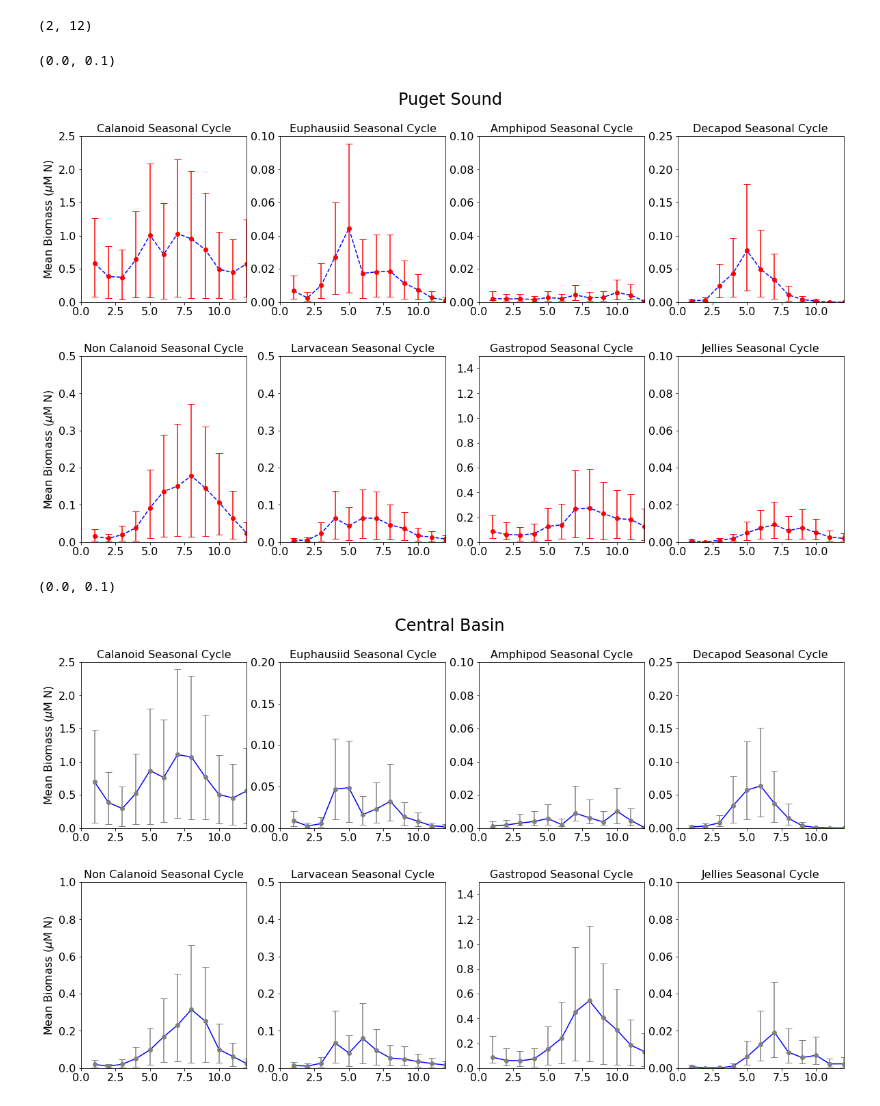
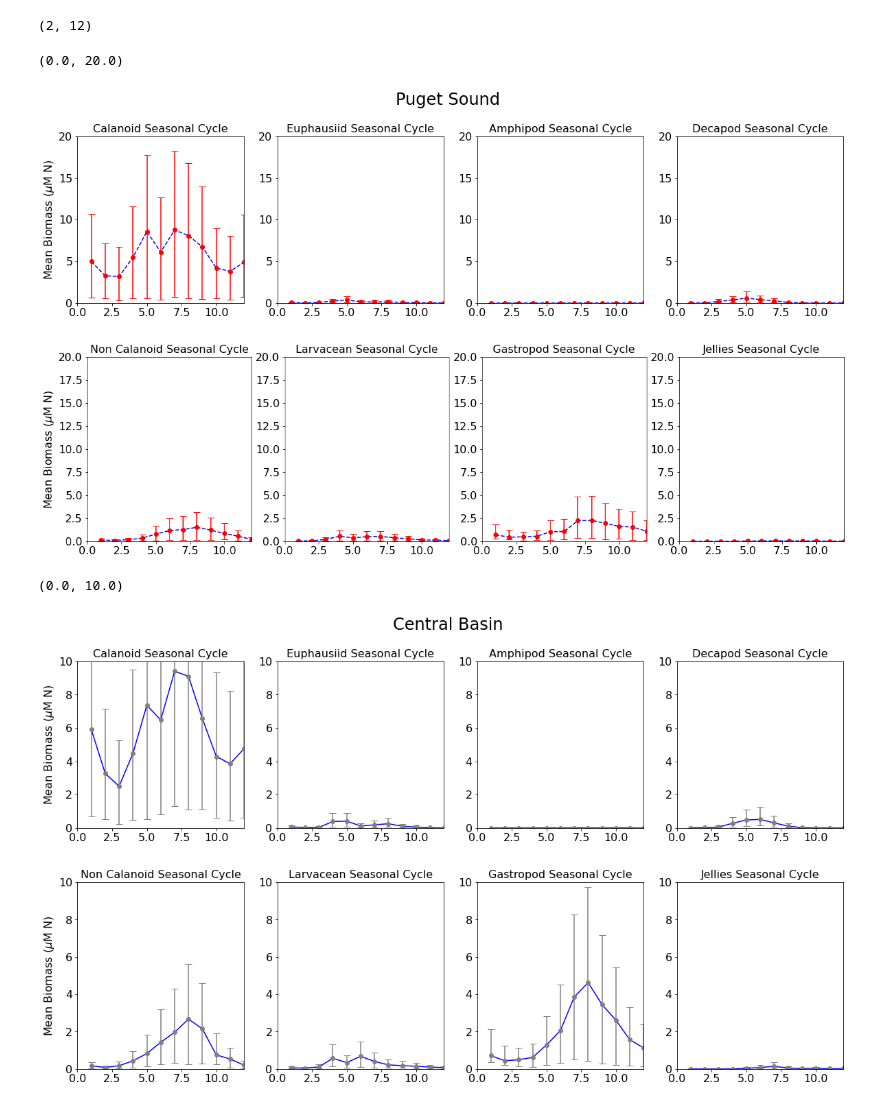
Before and after one commit to SalishSeaCast/analysis-karyn, a Jupyter notebook: notebooks/plotExamples/PugetSoundZoop.ipynb, the cells around one changed output. Drawn from its saved outputs; the diff is of its cells as text; code cells hidden in the pictures.

```diff
--- a/notebooks/plotExamples/PugetSoundZoop.ipynb
+++ b/notebooks/plotExamples/PugetSoundZoop.ipynb
@@ -462,13 +453,13 @@ biomassDF['Total']=(biomassDF['Amphipoda-Hyperiidea']+biomassDF['Amphipoda-Cypho
                     biomassDF['Decapoda-Brachyura-Cancridae']+biomassDF['Decapoda-Brachyura-Pinnotheridae']+biomassDF['Decapoda-Anomura-Paguridae']+biomassDF['Decapoda-Brachyura-Grapsoidea']+biomassDF['Decapoda-Anomura-Galatheoidea']+biomassDF['Decapoda-Brachyura-Majoidea']+biomassDF['Decapoda-Brachyura-Xanthoidea']+biomassDF['Decapoda-Anomura-Lithoidea']+biomassDF['Decapoda-Brachyura']+biomassDF['Decapoda-Brachyura-cheiragonidae']+biomassDF['Decapoda-Anomura-Porcellanidae']+biomassDF['Decapoda-Anomura']+ \
                     biomassDF['Euphausiidae']+biomassDF['Euphausiidae-EUPHAUSIA-Nauplii']+biomassDF['Euphausiidae-Nauplii']+biomassDF['Euphausiidae-THYSANOESSA-Nauplii']+biomassDF['Euphausiidae-EUPHAUSIA-Adult']+biomassDF['Euphausiidae-THYSANOESSA-Adult']+biomassDF['Euphausiidae-NEMATOSCELIS-Adult']+biomassDF['Euphausiidae-EUPHAUSIA-Calyptopes']+biomassDF['Euphausiidae-THYSANOESSA-Calyptopes']+biomassDF['Euphausiidae-Calyptopes']+biomassDF['Euphausiidae-EUPHAUSIA-Furcillia']+biomassDF['Euphausiidae-THYSANOESSA-Furcillia']+biomassDF['Euphausiidae-Furcillia']+\
                     biomassDF['Copepoda-Calanoida']+biomassDF['Copepoda-Poecilostomatoida']+biomassDF['Gastropoda']+biomassDF['Chordata-Larvacea']+\
-                    biomassDF['Cnidaria-Scyphozoa']+biomassDF['Cnidaria-Siphonophore-Calycophoran']+biomassDF['Cnidaria-Siphonophore-Physonect']+biomassDF['Cnidaria-Siphonophore'])/8.5
+                    biomassDF['Cnidaria-Scyphozoa']+biomassDF['Cnidaria-Siphonophore-Calycophoran']+biomassDF['Cnidaria-Siphonophore-Physonect']+biomassDF['Cnidaria-Siphonophore'])
 # %%
 biomassDF['TotalCalRemoved']=(biomassDF['Amphipoda-Hyperiidea']+biomassDF['Amphipoda-Cyphocarididae']+biomassDF['Amphipoda-Calliopiidae']+biomassDF['Amphipoda-Gammaridae']+biomassDF['Amphipoda']+biomassDF['Amphipoda-Corophiidae']+biomassDF['Amphipoda-Caprellidae']+ \
                     biomassDF['Decapoda-Brachyura-Cancridae']+biomassDF['Decapoda-Brachyura-Pinnotheridae']+biomassDF['Decapoda-Anomura-Paguridae']+biomassDF['Decapoda-Brachyura-Grapsoidea']+biomassDF['Decapoda-Anomura-Galatheoidea']+biomassDF['Decapoda-Brachyura-Majoidea']+biomassDF['Decapoda-Brachyura-Xanthoidea']+biomassDF['Decapoda-Anomura-Lithoidea']+biomassDF['Decapoda-Brachyura']+biomassDF['Decapoda-Brachyura-cheiragonidae']+biomassDF['Decapoda-Anomura-Porcellanidae']+biomassDF['Decapoda-Anomura']+ \
                     biomassDF['Euphausiidae']+biomassDF['Euphausiidae-EUPHAUSIA-Nauplii']+biomassDF['Euphausiidae-Nauplii']+biomassDF['Euphausiidae-THYSANOESSA-Nauplii']+biomassDF['Euphausiidae-EUPHAUSIA-Adult']+biomassDF['Euphausiidae-THYSANOESSA-Adult']+biomassDF['Euphausiidae-NEMATOSCELIS-Adult']+biomassDF['Euphausiidae-EUPHAUSIA-Calyptopes']+biomassDF['Euphausiidae-THYSANOESSA-Calyptopes']+biomassDF['Euphausiidae-Calyptopes']+biomassDF['Euphausiidae-EUPHAUSIA-Furcillia']+biomassDF['Euphausiidae-THYSANOESSA-Furcillia']+biomassDF['Euphausiidae-Furcillia']+\
                     +biomassDF['Copepoda-Poecilostomatoida']+biomassDF['Gastropoda']+biomassDF['Chordata-Larvacea']+\
-                    biomassDF['Cnidaria-Scyphozoa']+biomassDF['Cnidaria-Siphonophore-Calycophoran']+biomassDF['Cnidaria-Siphonophore-Physonect']+biomassDF['Cnidaria-Siphonophore'])/8.5
+                    biomassDF['Cnidaria-Scyphozoa']+biomassDF['Cnidaria-Siphonophore-Calycophoran']+biomassDF['Cnidaria-Siphonophore-Physonect']+biomassDF['Cnidaria-Siphonophore'])
 # %%
 #+biomassDF['Copepoda-Cyclopoida']+biomassDF['Copepoda-Monstrilloida']+biomassDF['Copepoda-Harpacticoida']+biomassDF['Copepoda-Siphonostomatoida']
 # %%
@@ -685,8 +676,8 @@ data['L10Tunicates']=logt(data['Tunicates'])
 data['L10Total']=logt(data['Total'])
 data['L10TotalCalRemoved']=logt(data['TotalCalRemoved'])
 
-data['L10mod_microzooplankton']=logt(data['mod_microzooplankton'])
-data['L10mod_mesozooplankton']=logt(data['mod_mesozooplankton'])
+data['L10mod_microzooplankton']=logt(data['mod_microzooplankton']*5.7*14)
+data['L10mod_mesozooplankton']=logt(data['mod_mesozooplankton']*5.7*14)
 # %%
 ##L10 for mid-level groups adults only
 # %% [raw]
@@ -871,50 +862,50 @@ ax[0].set_xlim(0,12)
 ax[1].set_xlim(0,12)
 ax[2].set_xlim(0,12)
 ax[3].set_xlim(0,12)
-ax[0].set_ylim(0,2.5)
-ax[1].set_ylim(0,0.1)
-ax[2].set_ylim(0,0.1)
-ax[3].set_ylim(0,.25)
+ax[0].set_ylim(0,20)
+ax[1].set_ylim(0,20)
+ax[2].set_ylim(0,20)
+ax[3].set_ylim(0,20)
 
 fig,ax=plt.subplots(1,4,figsize=(20,5))
 ax[0].errorbar(monthlymean.index,logt_inv(monthlymean['L10NonCalanoids']),
                yerr=logt_inv(np.array([monthlymean['L10NonCalanoids']-monthlysem['L10NonCalanoids'],
                  monthlymean['L10NonCalanoids']+monthlysem['L10NonCalanoids']])),
                fmt='ro',capsize=5)
 ax[0].plot(logt_inv(monthlymean['L10NonCalanoids']),'b--')
 ax[1].errorbar(monthlymean.index,logt_inv(monthlymean['L10Larvaceans']),
                yerr=logt_inv(np.array([monthlymean['L10Larvaceans']-monthlysem['L10Larvaceans'],
                  monthlymean['L10Larvaceans']+monthlysem['L10Larvaceans']])),
                fmt='ro',capsize=5)
 ax[1].plot(logt_inv(monthlymean['L10Larvaceans']),'b--')
 ax[2].errorbar(monthlymean.index,logt_inv(monthlymean['L10Gastropods']),
                yerr=logt_inv(np.array([monthlymean['L10Gastropods']-monthlysem['L10Gastropods'],
                  monthlymean['L10Gastropods']+monthlysem['L10Gastropods']])),
                fmt='ro',capsize=5)
 ax[2].plot(logt_inv(monthlymean['L10Gastropods']),'b--')
 ax[3].errorbar(monthlymean.index,logt_inv(monthlymean['L10Jellies']),
                yerr=logt_inv(np.array([monthlymean['L10Jellies']-monthlysem['L10Jellies'],
                  monthlymean['L10Jellies']+monthlysem['L10Jellies']])),
                fmt='ro',capsize=5)
 ax[3].plot(logt_inv(monthlymean['L10Jellies']),'b--')
 
 ax[0].set_title('Non Calanoid Seasonal Cycle')
 ax[1].set_title('Larvacean Seasonal Cycle')
 ax[2].set_title('Gastropod Seasonal Cycle')
 ax[3].set_title('Jellies Seasonal Cycle')
 ax[0].set_ylabel('Mean Biomass ($\mu$M N)')
 ax[0].set_xlim(0,12)
 ax[1].set_xlim(0,12)
 ax[2].set_xlim(0,12)
 ax[3].set_xlim(0,12)
-ax[0].set_ylim(0,.5)
-ax[1].set_ylim(0,.5)
-ax[2].set_ylim(0,1.5)
-ax[3].set_ylim(0,.1)
+ax[0].set_ylim(0,20)
+ax[1].set_ylim(0,20)
+ax[2].set_ylim(0,20)
+ax[3].set_ylim(0,20)
 # %% [output]
-(0.0, 0.1)
+(0.0, 20.0)
-[figure, old version]
+[figure, new version]
-[figure, old version]
+[figure, new version]
 # %%
 fig,ax=plt.subplots(1,4,figsize=(20,5))
 fig.suptitle('Central Basin', fontsize=24)
@@ -948,10 +939,10 @@ ax[0].set_xlim(0,12)
 ax[1].set_xlim(0,12)
 ax[2].set_xlim(0,12)
 ax[3].set_xlim(0,12)
-ax[0].set_ylim(0,2.5)
-ax[1].set_ylim(0,0.2)
-ax[2].set_ylim(0,0.1)
-ax[3].set_ylim(0,.25)
+ax[0].set_ylim(0,10)
+ax[1].set_ylim(0,10)
+ax[2].set_ylim(0,10)
+ax[3].set_ylim(0,10)
 
 fig,ax=plt.subplots(1,4,figsize=(20,5))
 ax[0].errorbar(monthlymeanCentral.index,logt_inv(monthlymeanCentral['L10NonCalanoids']),
@@ -984,14 +975,14 @@ ax[0].set_xlim(0,12)
 ax[1].set_xlim(0,12)
 ax[2].set_xlim(0,12)
 ax[3].set_xlim(0,12)
-ax[0].set_ylim(0,1)
-ax[1].set_ylim(0,.5)
-ax[2].set_ylim(0,1.5)
-ax[3].set_ylim(0,.1)
+ax[0].set_ylim(0,10)
+ax[1].set_ylim(0,10)
+ax[2].set_ylim(0,10)
+ax[3].set_ylim(0,10)
 # %% [output]
-(0.0, 0.1)
+(0.0, 10.0)
-[figure, old version]
+[figure, new version]
-[figure, old version]
+[figure, new version]
 # %%
 fig,ax=plt.subplots(1,1,figsize=(12,2.5))
 #ax.errorbar(monthlymean.index,logt_inv(monthlymean['L10Total']),
```
Also changed, not shown: parts of 24 cells of this notebook.
